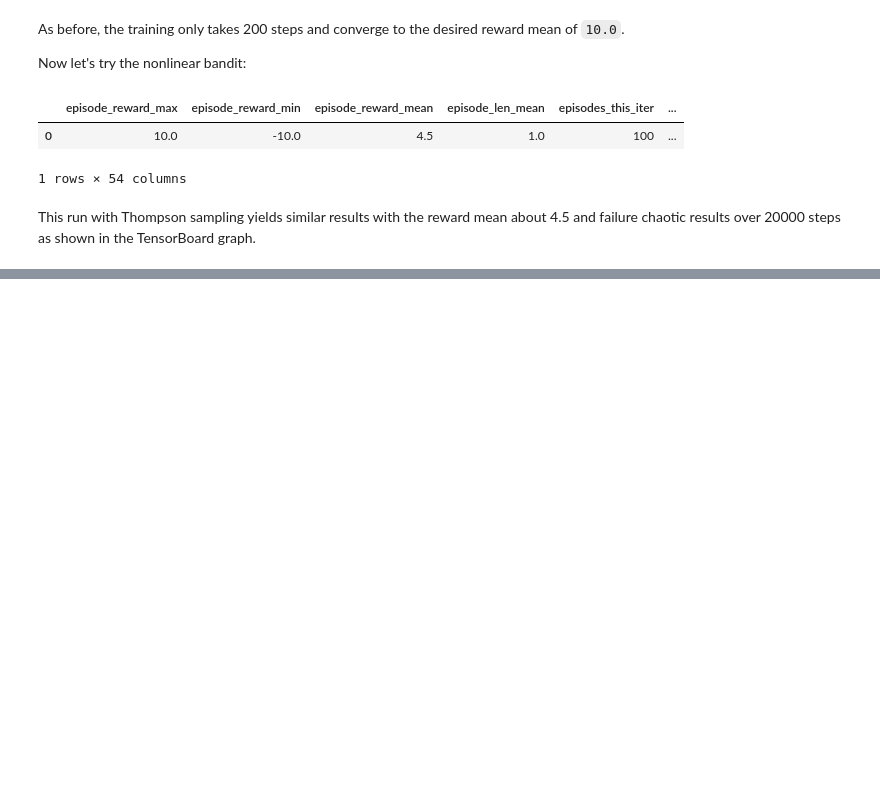
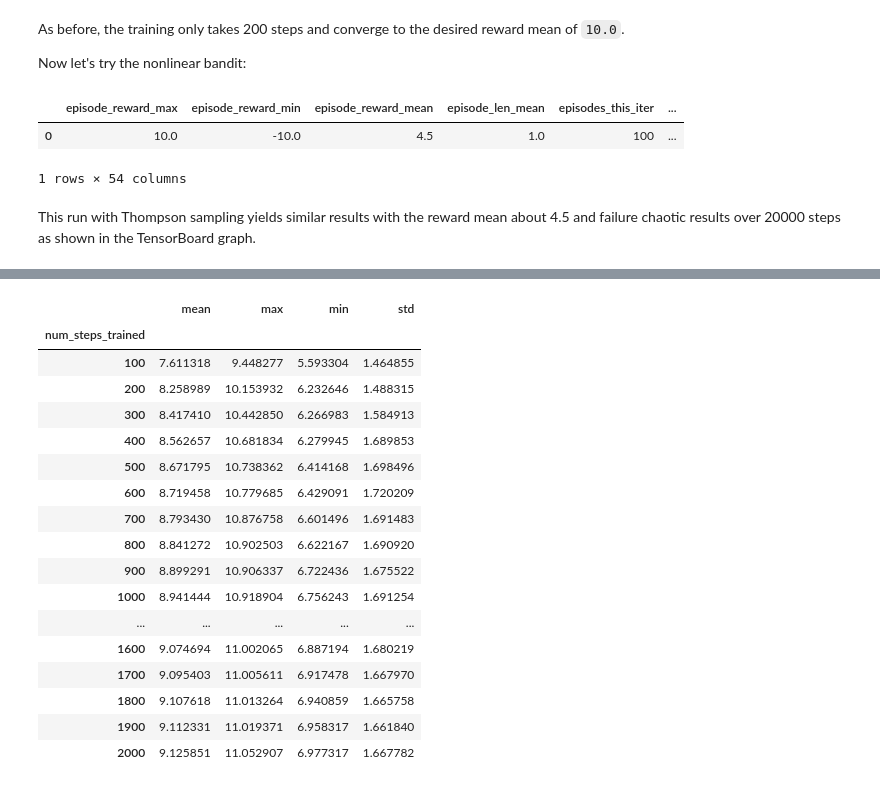
Before and after one commit to anyscale/academy, a Jupyter notebook: ray-rllib/multi-armed-bandits/solutions/Multi-Armed-Bandits-Solutions.ipynb, the cells around one changed output, grey strips where cells are left out. Cells and saved outputs as stored; diff of their text form; code cells hidden in the pictures; blank space fills up the shorter version.

```diff
--- a/ray-rllib/multi-armed-bandits/solutions/Multi-Armed-Bandits-Solutions.ipynb
+++ b/ray-rllib/multi-armed-bandits/solutions/Multi-Armed-Bandits-Solutions.ipynb
@@ -417,0 +652,15 @@ This run with Thompson sampling yields similar results with the reward mean abou
+# %%
+DEFAULT_CONFIG_LINEAR["env"] = LinearDiscreteEnv
+
+training_iterations = 20
+start_time = time.time()
+
+analysis = tune.run(
+    "contrib/LinUCB",
+    config=DEFAULT_CONFIG_LINEAR,
+    stop={"training_iteration": training_iterations},
+    num_samples=5,
+    checkpoint_at_end=False
+)
+
+print("The trials took", time.time() - start_time, "seconds\n")
@@ -417,0 +745,28 @@ This run with Thompson sampling yields similar results with the reward mean abou
+# %%
+frame = pd.DataFrame()
+
+for key, df in analysis.trial_dataframes.items():
+    frame = frame.append(df, ignore_index=True)
+
+df = frame.groupby("num_steps_trained")[
+    "learner/cumulative_regret"].aggregate(["mean", "max", "min", "std"])
+df
+# %% [output]
+|  | mean | max | min | std |
+| num_steps_trained |  |  |  |  |
+| 100 | 7.611318 | 9.448277 | 5.593304 | 1.464855 |
+| 200 | 8.258989 | 10.153932 | 6.232646 | 1.488315 |
+| 300 | 8.417410 | 10.442850 | 6.266983 | 1.584913 |
+| 400 | 8.562657 | 10.681834 | 6.279945 | 1.689853 |
+| 500 | 8.671795 | 10.738362 | 6.414168 | 1.698496 |
+| 600 | 8.719458 | 10.779685 | 6.429091 | 1.720209 |
+| 700 | 8.793430 | 10.876758 | 6.601496 | 1.691483 |
+| 800 | 8.841272 | 10.902503 | 6.622167 | 1.690920 |
+| 900 | 8.899291 | 10.906337 | 6.722436 | 1.675522 |
+| 1000 | 8.941444 | 10.918904 | 6.756243 | 1.691254 |
+| ... | ... | ... | ... | ... |
+| 1600 | 9.074694 | 11.002065 | 6.887194 | 1.680219 |
+| 1700 | 9.095403 | 11.005611 | 6.917478 | 1.667970 |
+| 1800 | 9.107618 | 11.013264 | 6.940859 | 1.665758 |
+| 1900 | 9.112331 | 11.019371 | 6.958317 | 1.661840 |
+| 2000 | 9.125851 | 11.052907 | 6.977317 | 1.667782 |
```
Also changed, not shown: parts of 19 cells of this notebook, 5 other files.
